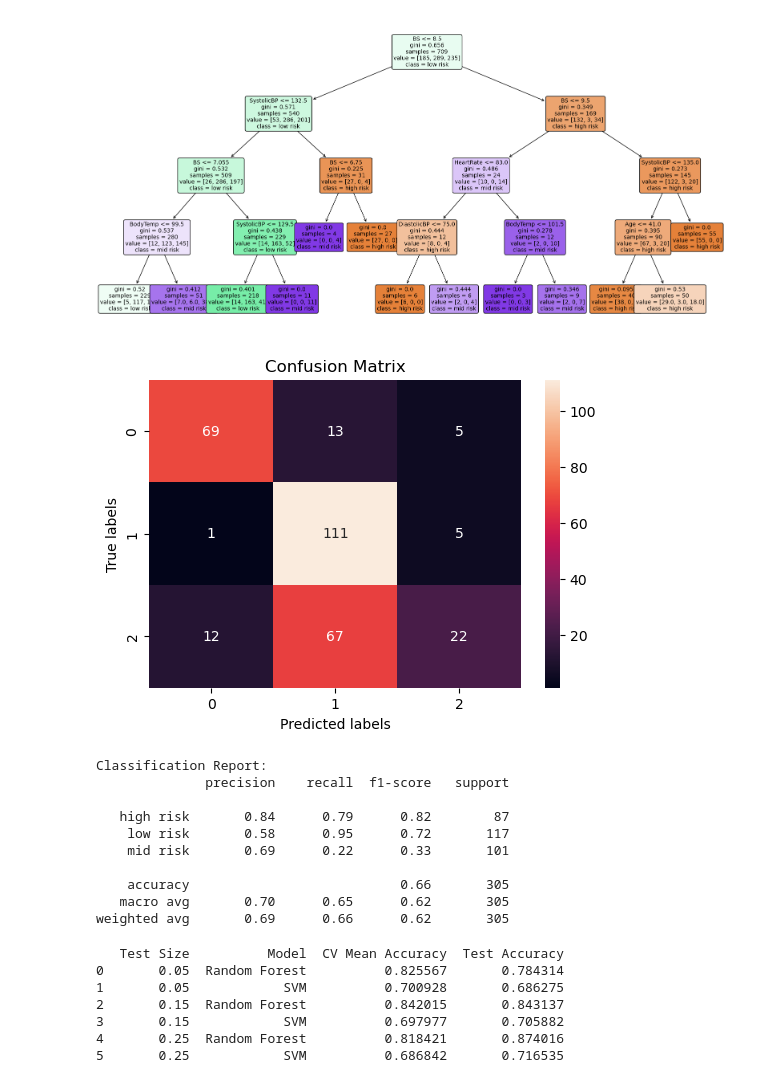
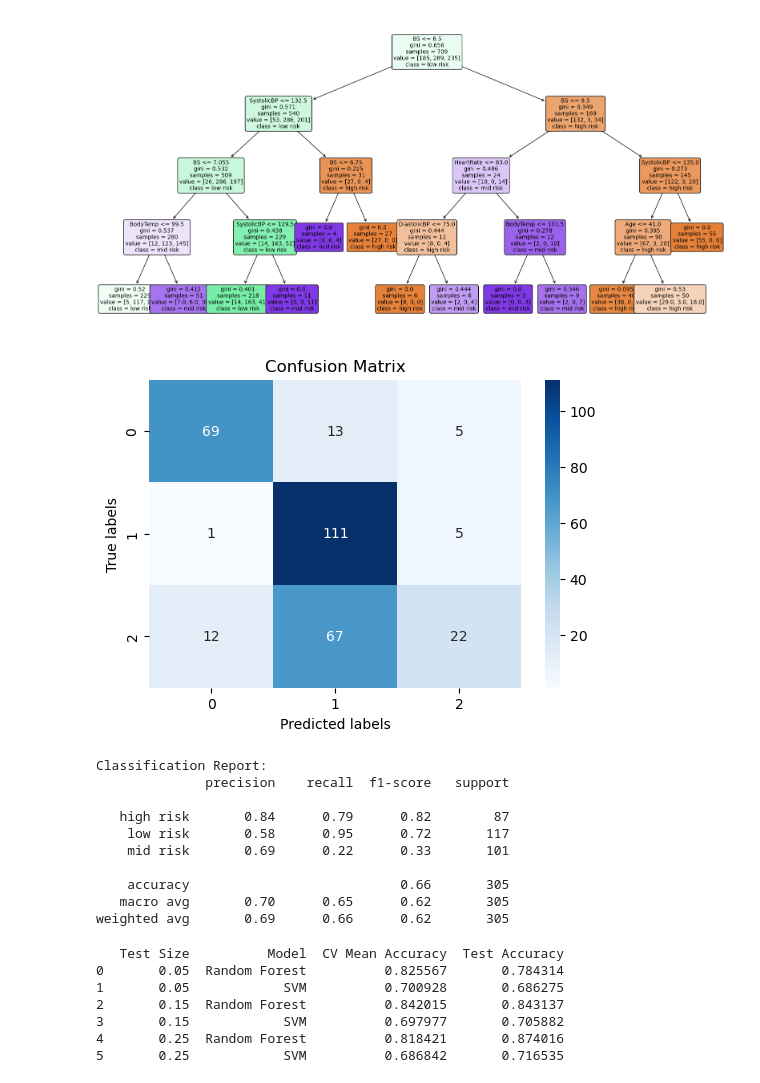
Before and after one commit to 2026558-lab/Machine-Learning, a Jupyter notebook: Project Machine Learning.ipynb, the cells around one changed output. Saved outputs shown, nothing was run; the diff lists cells and outputs as text; code cells hidden in the pictures.

```diff
--- a/Project Machine Learning.ipynb
+++ b/Project Machine Learning.ipynb
@@ -148,28 +148,28 @@ y = data_maternal["RiskLevel"]
 # %%
 from sklearn.metrics import confusion_matrix, classification_report
 import seaborn as sns
 import matplotlib.pyplot as plt
 
 # Predict by using an object classifier 'clf'
 y_predict = clf.predict(X_test)
 
 # Calculate cm by using a method named as 'confusion_matrix'
 cm = confusion_matrix(y_test, y_predict)
 
 # Plot confusion matrix with integers using seaborn heatmap
 plt.figure(figsize=(6, 4))
-sns.heatmap(cm, annot=True, fmt='d')  # 'd' stands for integer format
+sns.heatmap(cm, annot=True, fmt='d',  cmap = 'Blues')  # 'd' stands for integer format
 plt.xlabel('Predicted labels')
 plt.ylabel('True labels')
 plt.title('Confusion Matrix')
 plt.show()
 
 # Generate classification report
 report = classification_report(y_test, y_predict)
 print("Classification Report:")
 print(report)
 # %% [output]
-[figure, old version]
+[figure, new version]
 Classification Report:
               precision    recall  f1-score   support
 
```
Also changed, not shown: parts of 4 cells of this notebook.
